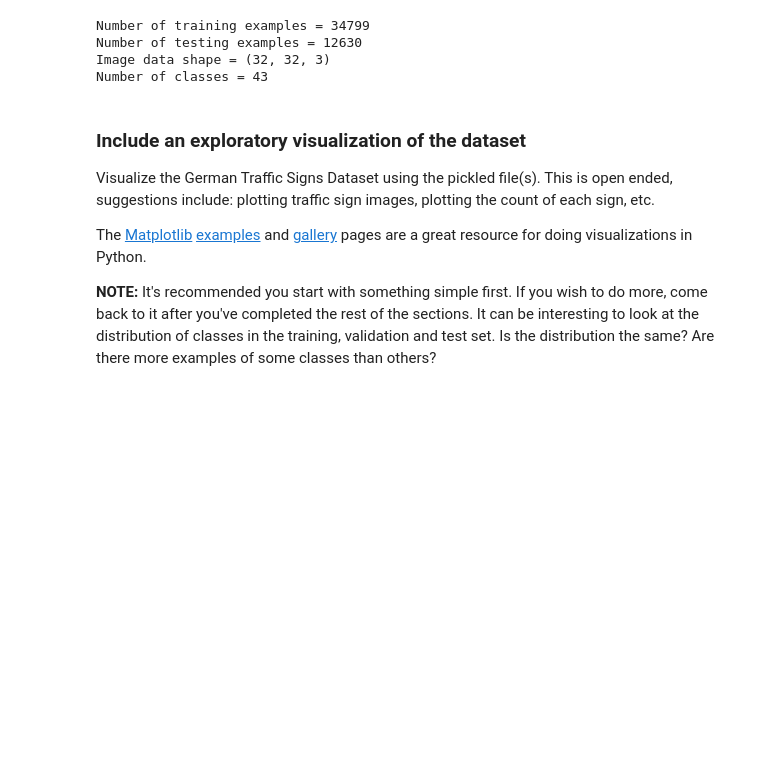
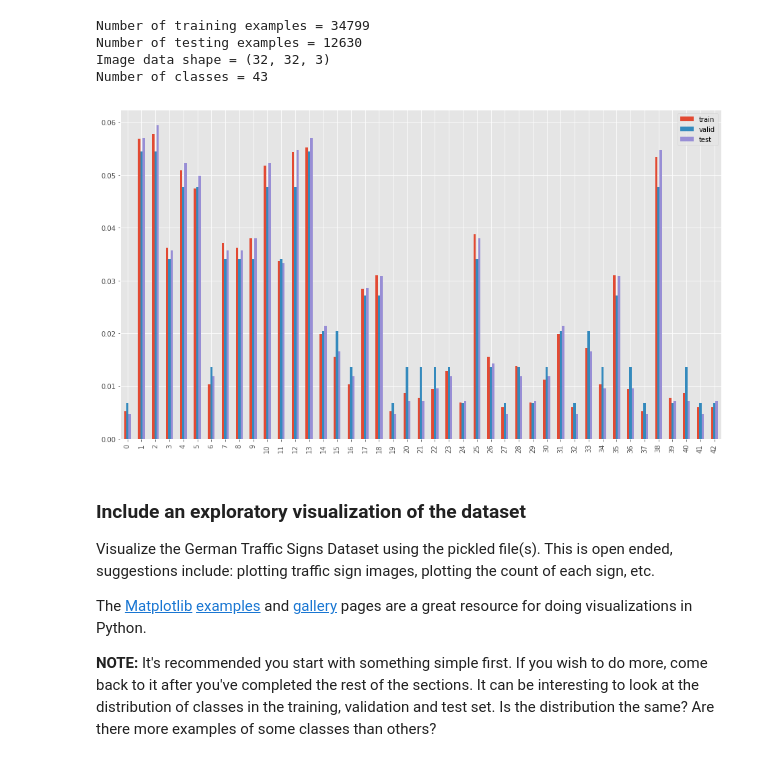
Before and after one commit to JennyLeeStat/TrafficSigns, a Jupyter notebook: traffic_signs.ipynb, the cells around one changed output. Drawn from its saved outputs; the diff is of its cells as text; code cells hidden in the pictures; blank space fills up the shorter version.

Commit message:
feat: added data exploration and image preprocessing step

```diff
--- a/traffic_signs.ipynb
+++ b/traffic_signs.ipynb
@@ -98,6 +98,37 @@ Number of training examples = 34799
 Number of testing examples = 12630
 Image data shape = (32, 32, 3)
 Number of classes = 43
+# %%
+import matplotlib.pyplot as plt
+%matplotlib inline
+plt.style.use('ggplot')
+# %%
+from collections import Counter
+import pandas as pd
+
+def get_label_dist(train=train['labels'], valid=valid['labels'], test=test['labels']):
+    train_ratio, valid_ratio, test_ratio = {}, {}, {}
+    three_labels = [train, valid, test]
+    three_ratios = [train_ratio, valid_ratio, test_ratio]
+
+    for i, label in enumerate(three_labels):
+        n_total = len(label)
+        tmp_count = Counter(label)
+        for k, v in tmp_count.items():
+            three_ratios[i][k] = tmp_count[k] / n_total
+
+        three_ratios[i] = pd.DataFrame.from_dict(three_ratios[i], 'index')
+        three_ratios[i] = three_ratios[i].sort_index()
+
+    dist_table = pd.concat([three_ratios[0], three_ratios[1], three_ratios[2]], axis = 1)
+    dist_table.columns = ['train', 'valid', 'test']
+
+    return dist_table
+# %%
+dist_table = get_label_dist()
+dist_table.plot(kind='bar', figsize=(16, 9));
+# %% [output]
+[figure, added]
 # %% [markdown]
 ### Include an exploratory visualization of the dataset
 
```
Also changed, not shown: parts of 26 cells of this notebook, 2 other files.
